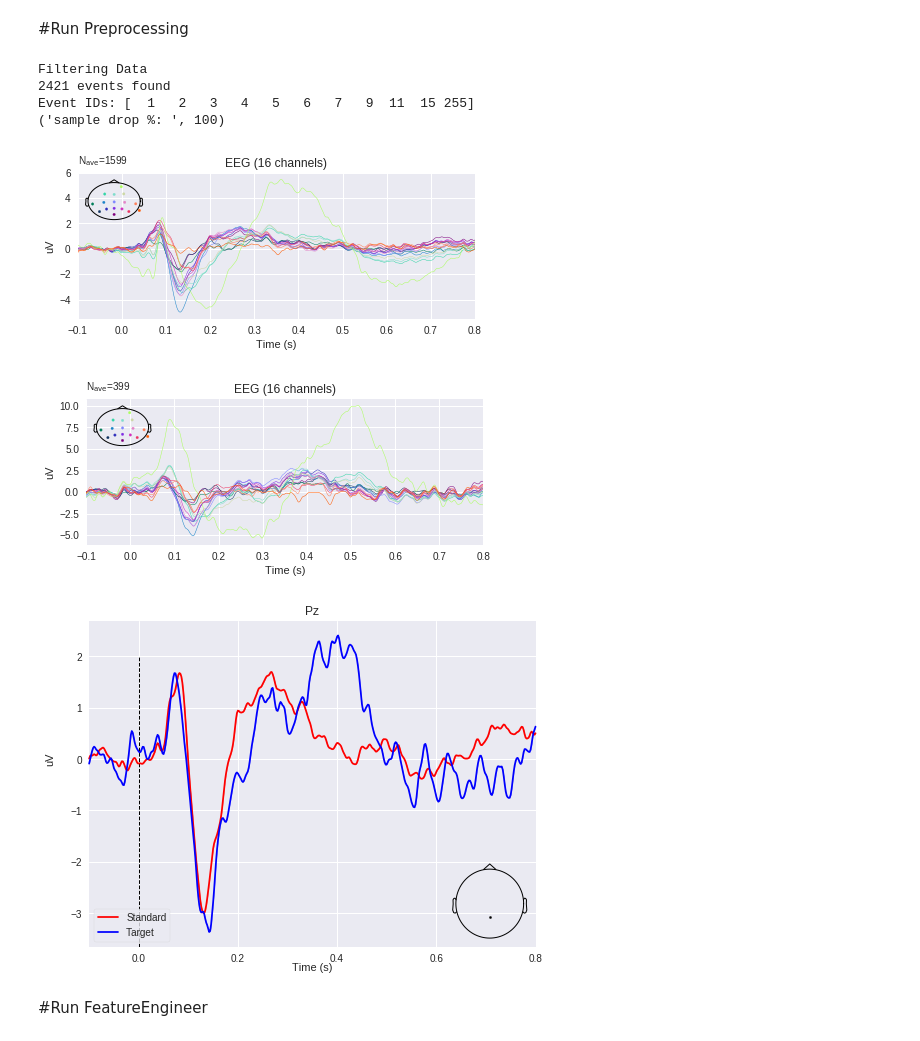
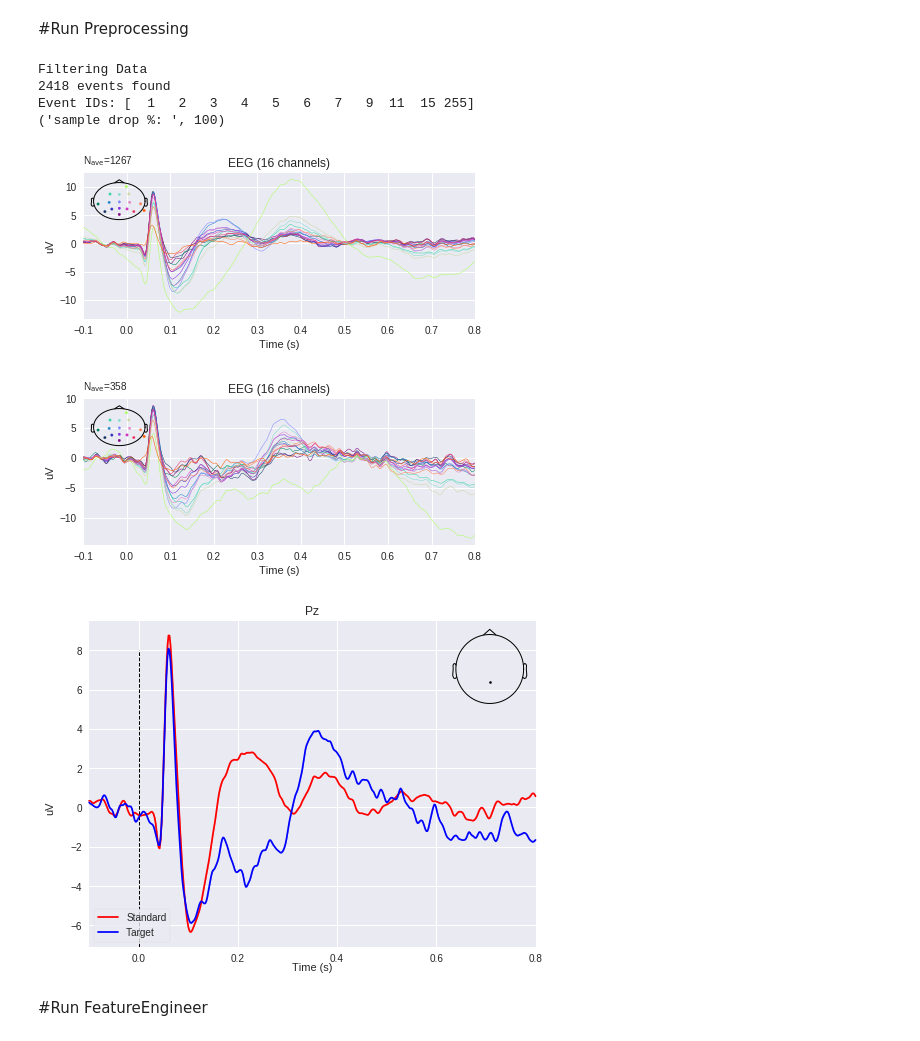
Before and after one commit to kylemath/DeepEEG, a Jupyter notebook: notebooks/DeepEEG.ipynb, the cells around one changed output. Cells and saved outputs as stored; diff of their text form; code cells hidden in the pictures.

```diff
--- a/notebooks/DeepEEG.ipynb
+++ b/notebooks/DeepEEG.ipynb
@@ -495,7 +522,7 @@ exp = 'bikepark'
 conditions = ['quiet','traffic']
 path = 'gdrive/My Drive/data/'
 subs = ['005', '007', '009', '010', '012', '013', '014', '015', '016', '019']
-subs = ['016']
+subs = ['015']
 
 #
 #subs = ['002','003','004','005','007','009','010','011', '012',
@@ -528,24 +555,24 @@ Loading Channel Locations
 # %%
 ##Preprocessing Settings
 event_names = ['Standard','Target']
 event_nums = [1,2] # 1 Standard, 2 Target, 9 Response
 event_id = {event_names[0]: event_nums[0], event_names[1]: event_nums[1]} #create dict
 
 #keep epoch_decim=1 if using frequency_domain
 
 epochs = preprocess(raw, event_id, event_names, plot_psd=False, filter_data=True,
                eeg_filter_highpass=1, plot_events=False, epoch_time=(-.1,.8),
-               baseline=(-.1,0), rej_thresh_uV=500,
+               baseline=(-.1,0), rej_thresh_uV=200,
                epoch_decim=1, plot_electrodes=True,
                plot_erp=True)
 # %% [output]
 Filtering Data
-2421 events found
+2418 events found
 Event IDs: [  1   2   3   4   5   6   7   9  11  15 255]
 ('sample drop %: ', 100)
-[figure, old version]
+[figure, new version]
-[figure, old version]
+[figure, new version]
-[figure, old version]
+[figure, new version]
 # %% [markdown]
 #Run FeatureEngineer
 # %%
```
Also changed, not shown: parts of 10 cells of this notebook.
